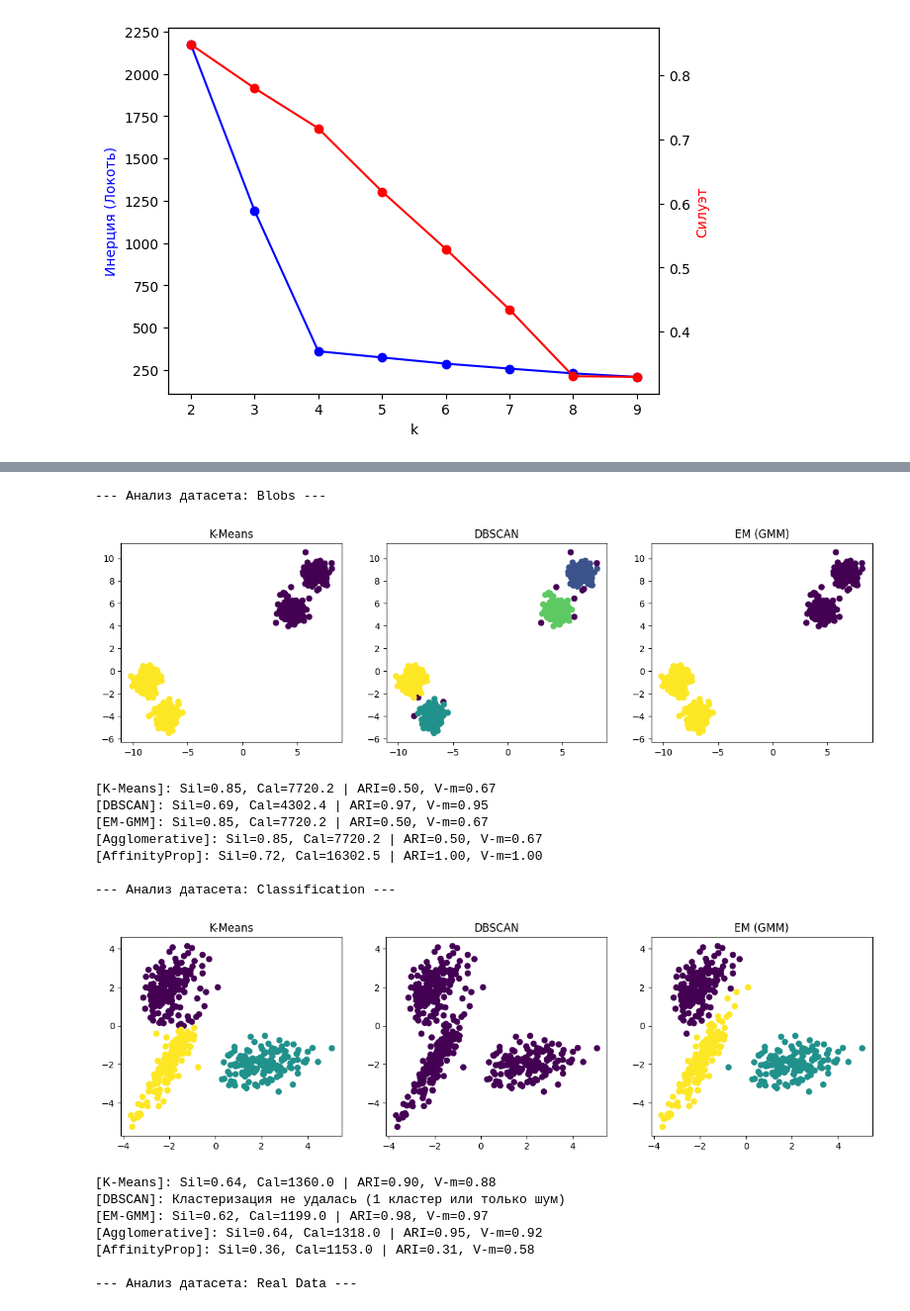
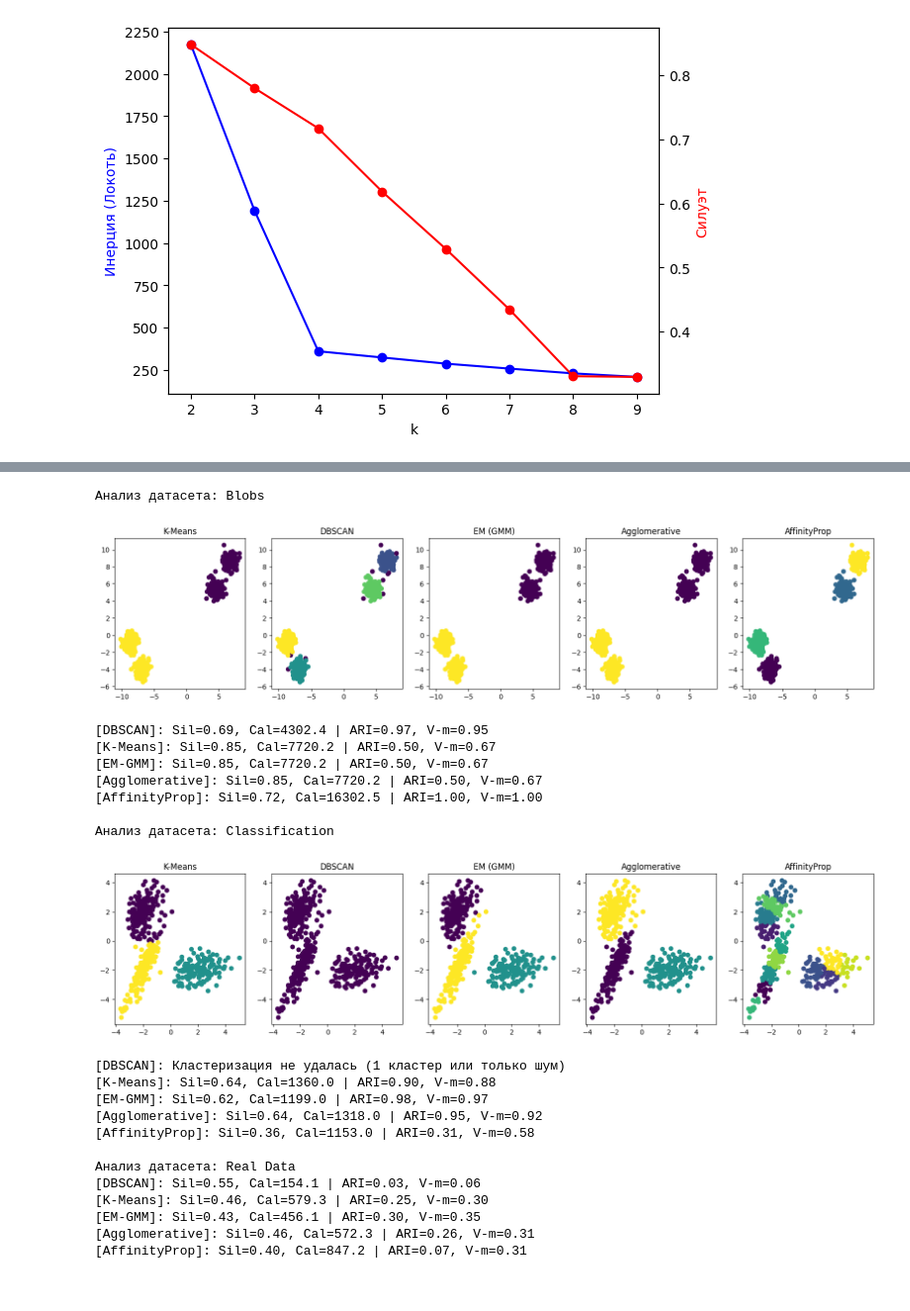
Before and after one commit to TheSlavchik/Unik, a Jupyter notebook: ML/notebooks/Lab5.ipynb, the cells around one changed output, grey strips where cells are left out. Shown at 99% size. Drawn from its saved outputs; the diff is of its cells as text; code cells hidden in the pictures.

```diff
--- a/ML/notebooks/Lab5.ipynb
+++ b/ML/notebooks/Lab5.ipynb
@@ -64,83 +72,78 @@ find_epsilon(X_blobs)
 # %%
-from sklearn.preprocessing import StandardScaler
-
 datasets = [("Blobs", X_blobs, y_blobs),
             ("Classification", X_class, y_class),
             ("Real Data", X_real, y_real)]
 
-scaler = StandardScaler()
-
 for name, X_raw, y_true in datasets:
-    # Применяем StandardScaler только для Real Data
     if name == "Real Data":
-        X = scaler.fit_transform(X_raw)
+        indices = np.random.choice(X_raw.shape[0], 1000, replace=False)
+        X = X_raw.iloc[indices].values
+        y_true = y_true[indices]
     else:
         X = X_raw
 
-    print(f"\n--- Анализ датасета: {name} ---")
+    print(f"\nАнализ датасета: {name}")
 
     k = 2 if name == "Blobs" else 3
 
-    # 1. K-Means
     km = KMeans(n_clusters=k, random_state=42, n_init=10).fit(X)
 
-    # 2. DBSCAN (подберите eps по графику колена для каждого X)
     current_eps = 0.3 if name == "Real Data" else (0.5 if name == "Blobs" else 1.5)
     db = DBSCAN(eps=current_eps, min_samples=5).fit(X)
 
-    # 3. EM-алгоритм (GMM)
     gm_labels = GaussianMixture(n_components=k, random_state=42).fit_predict(X)
 
-    # 4. Иерархическая кластеризация
     hc_labels = AgglomerativeClustering(n_clusters=k).fit_predict(X)
 
-    # 5. Affinity Propagation
     ap = AffinityPropagation(damping=0.9, random_state=42).fit(X)
     ap_labels = ap.labels_
 
-    # Словарь для итерации по результатам и оценки
     results = {
+        "DBSCAN": db.labels_,
         "K-Means": km.labels_,
-        "DBSCAN": db.labels_,
         "EM-GMM": gm_labels,
         "Agglomerative": hc_labels,
         "AffinityProp": ap_labels
     }
 
-    # Визуализация синтетики (первые 3 метода)
     if name != "Real Data":
-        fig, axes = plt.subplots(1, 3, figsize=(15, 4))
+        fig, axes = plt.subplots(1, 5, figsize=(20, 4))
         axes[0].scatter(X[:,0], X[:,1], c=km.labels_, cmap='viridis'); axes[0].set_title('K-Means')
         axes[1].scatter(X[:,0], X[:,1], c=db.labels_, cmap='viridis'); axes[1].set_title('DBSCAN')
         axes[2].scatter(X[:,0], X[:,1], c=gm_labels, cmap='viridis'); axes[2].set_title('EM (GMM)')
+        axes[3].scatter(X[:,0], X[:,1], c=hc_labels, cmap='viridis'); axes[3].set_title('Agglomerative')
+        axes[4].scatter(X[:,0], X[:,1], c=ap_labels, cmap='viridis'); axes[4].set_title('AffinityProp')
         plt.show()
 
-    # Оценка качества для каждого алгоритма
     for algo_name, labels in results.items():
-        # Проверка: DBSCAN может выдать только 1 кластер (шум), силуэт в этом случае не считается
         if len(set(labels)) > 1:
             sil = silhouette_score(X, labels)
             cal = calinski_harabasz_score(X, labels)
             ari = adjusted_rand_score(y_true, labels)
             vm = v_measure_score(y_true, labels)
             print(f"[{algo_name}]: Sil={sil:.2f}, Cal={cal:.1f} | ARI={ari:.2f}, V-m={vm:.2f}")
         else:
             print(f"[{algo_name}]: Кластеризация не удалась (1 кластер или только шум)")
 # %% [output]
---- Анализ датасета: Blobs ---
+Анализ датасета: Blobs
-[figure, old version]
+[figure, new version]
+[DBSCAN]: Sil=0.69, Cal=4302.4 | ARI=0.97, V-m=0.95
 [K-Means]: Sil=0.85, Cal=7720.2 | ARI=0.50, V-m=0.67
-[DBSCAN]: Sil=0.69, Cal=4302.4 | ARI=0.97, V-m=0.95
 [EM-GMM]: Sil=0.85, Cal=7720.2 | ARI=0.50, V-m=0.67
 [Agglomerative]: Sil=0.85, Cal=7720.2 | ARI=0.50, V-m=0.67
 [AffinityProp]: Sil=0.72, Cal=16302.5 | ARI=1.00, V-m=1.00
 
---- Анализ датасета: Classification ---
+Анализ датасета: Classification
-[figure, old version]
+[figure, new version]
+[DBSCAN]: Кластеризация не удалась (1 кластер или только шум)
 [K-Means]: Sil=0.64, Cal=1360.0 | ARI=0.90, V-m=0.88
-[DBSCAN]: Кластеризация не удалась (1 кластер или только шум)
 [EM-GMM]: Sil=0.62, Cal=1199.0 | ARI=0.98, V-m=0.97
 [Agglomerative]: Sil=0.64, Cal=1318.0 | ARI=0.95, V-m=0.92
 [AffinityProp]: Sil=0.36, Cal=1153.0 | ARI=0.31, V-m=0.58
 
---- Анализ датасета: Real Data ---
+Анализ датасета: Real Data
+[DBSCAN]: Sil=0.55, Cal=154.1 | ARI=0.03, V-m=0.06
+[K-Means]: Sil=0.46, Cal=579.3 | ARI=0.25, V-m=0.30
+[EM-GMM]: Sil=0.43, Cal=456.1 | ARI=0.30, V-m=0.35
+[Agglomerative]: Sil=0.46, Cal=572.3 | ARI=0.26, V-m=0.31
+[AffinityProp]: Sil=0.40, Cal=847.2 | ARI=0.07, V-m=0.31
```
Also changed, not shown: parts of 8 cells of this notebook, 36 other files.
